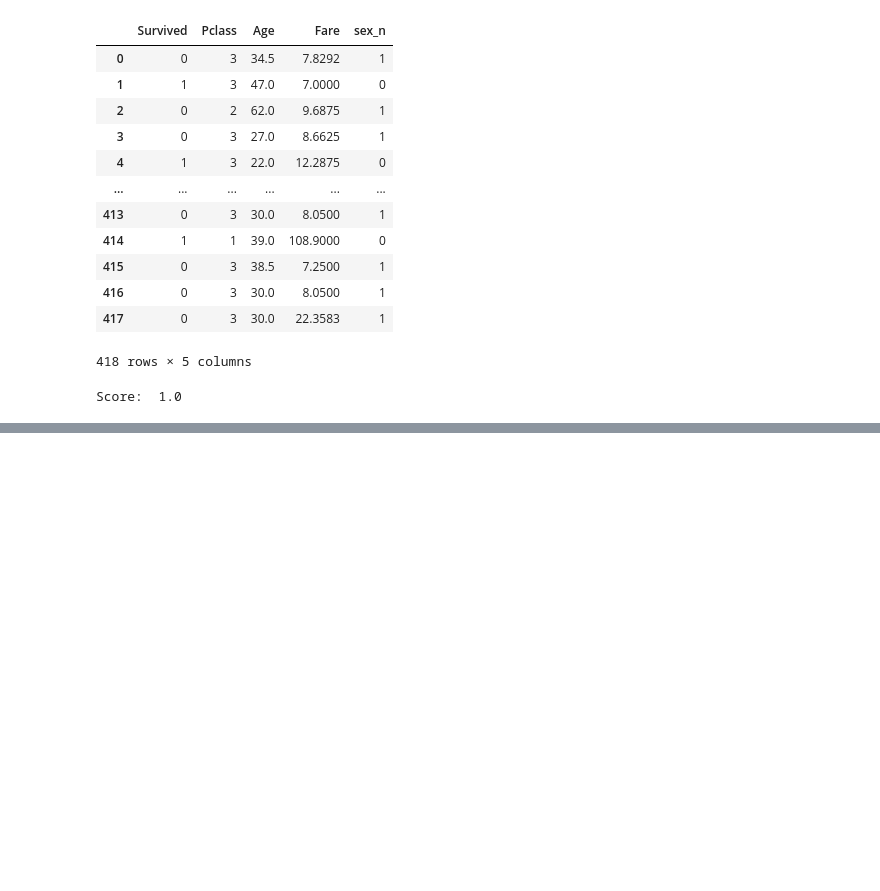
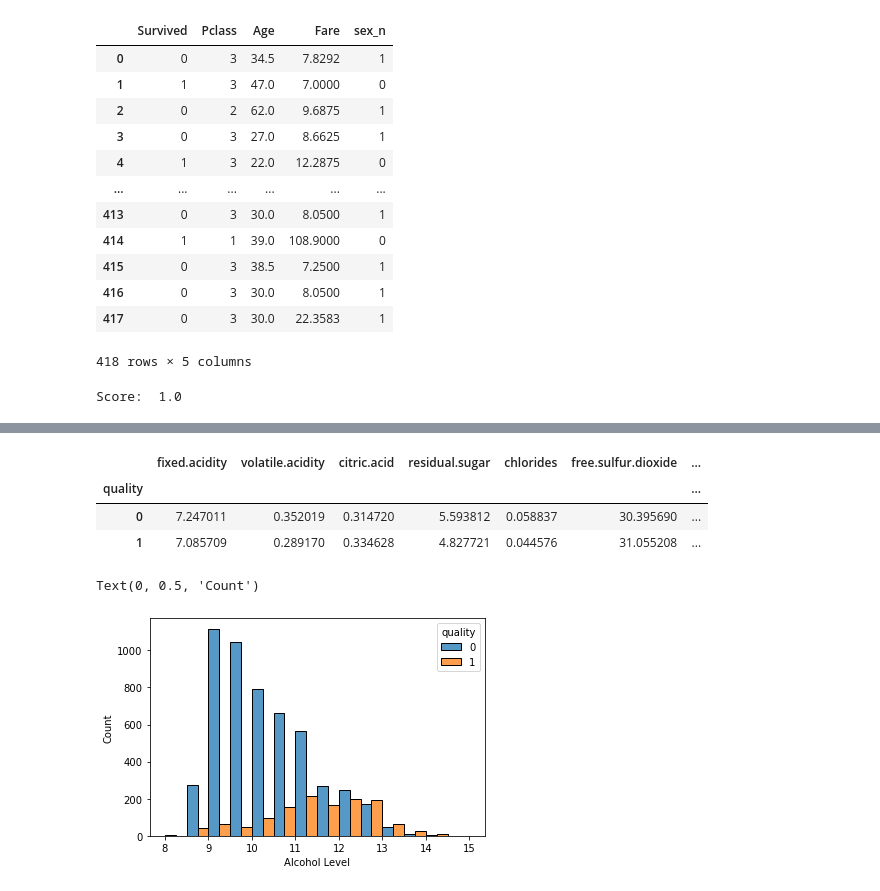
Before and after one commit to JatinderMalhi/machinelearning, a Jupyter notebook: machineLearning.ipynb, the cells around one changed output, grey strips where cells are left out. Drawn from its saved outputs; the diff is of its cells as text; code cells hidden in the pictures; blank space fills up the shorter version.

```diff
--- a/machineLearning.ipynb
+++ b/machineLearning.ipynb
@@ -570,0 +686,4 @@ Score:  1.0
+# %%
+dfwine = pd.read_csv('wine.csv')
+print('Null values: ', dfwine.isnull().sum())
+dfwine.head()
@@ -570,0 +711,18 @@ Score:  1.0
+# %%
+dfwine['quality'] = dfwine.response >= 7
+dfwine['quality'] = dfwine['quality'].astype(int)
+dfwine = dfwine.drop(['response', 'color'], axis= 1)
+# %%
+dfwine.groupby('quality').mean()
+# %% [output]
+|  | fixed.acidity | volatile.acidity | citric.acid | residual.sugar | chlorides | free.sulfur.dioxide | ... |
+| quality |  |  |  |  |  |  | ... |
+| 0 | 7.247011 | 0.352019 | 0.314720 | 5.593812 | 0.058837 | 30.395690 | ... |
+| 1 | 7.085709 | 0.289170 | 0.334628 | 4.827721 | 0.044576 | 31.055208 | ... |
+# %%
+sns.histplot(data = dfwine, x = 'alcohol', hue='quality', multiple= 'dodge', binwidth=0.5)
+plt.xlabel('Alcohol Level')
+plt.ylabel('Count')
+# %% [output]
+Text(0, 0.5, 'Count')
+[figure, added]
```
Also changed, not shown: parts of 26 cells of this notebook, 1 other file.
